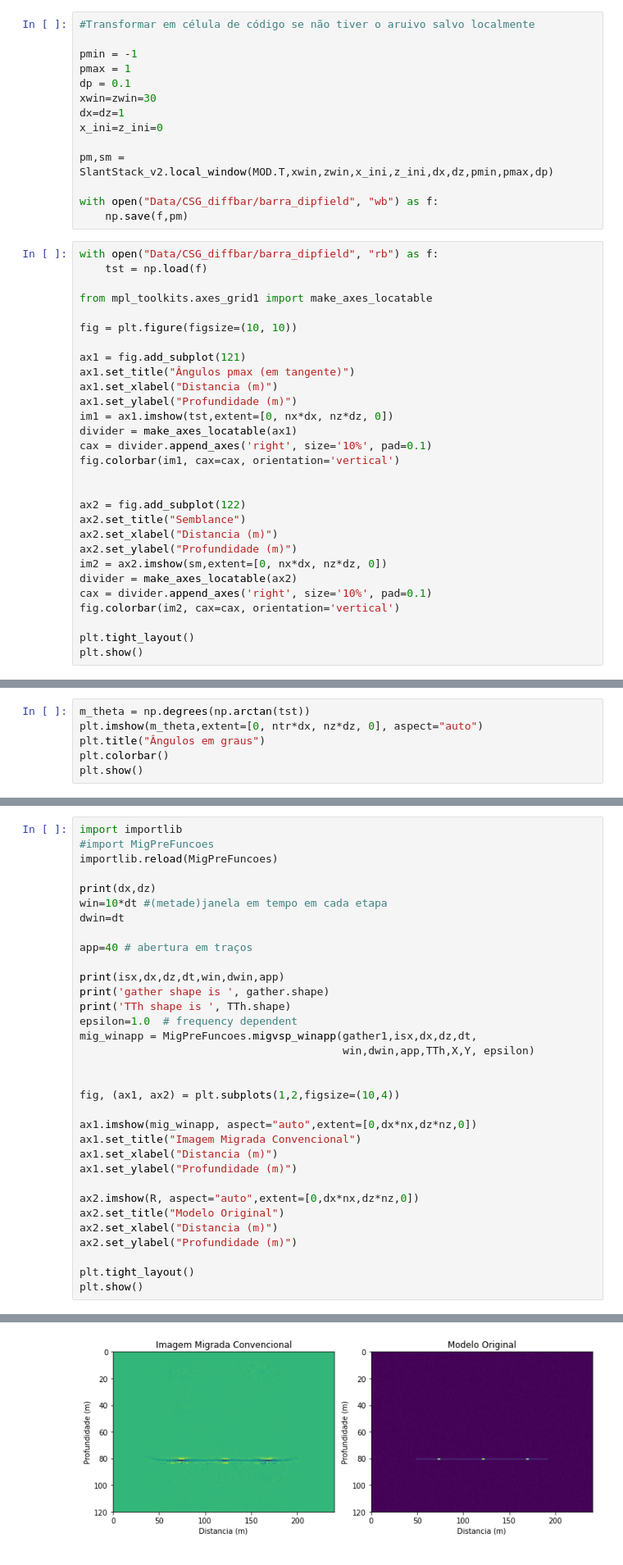
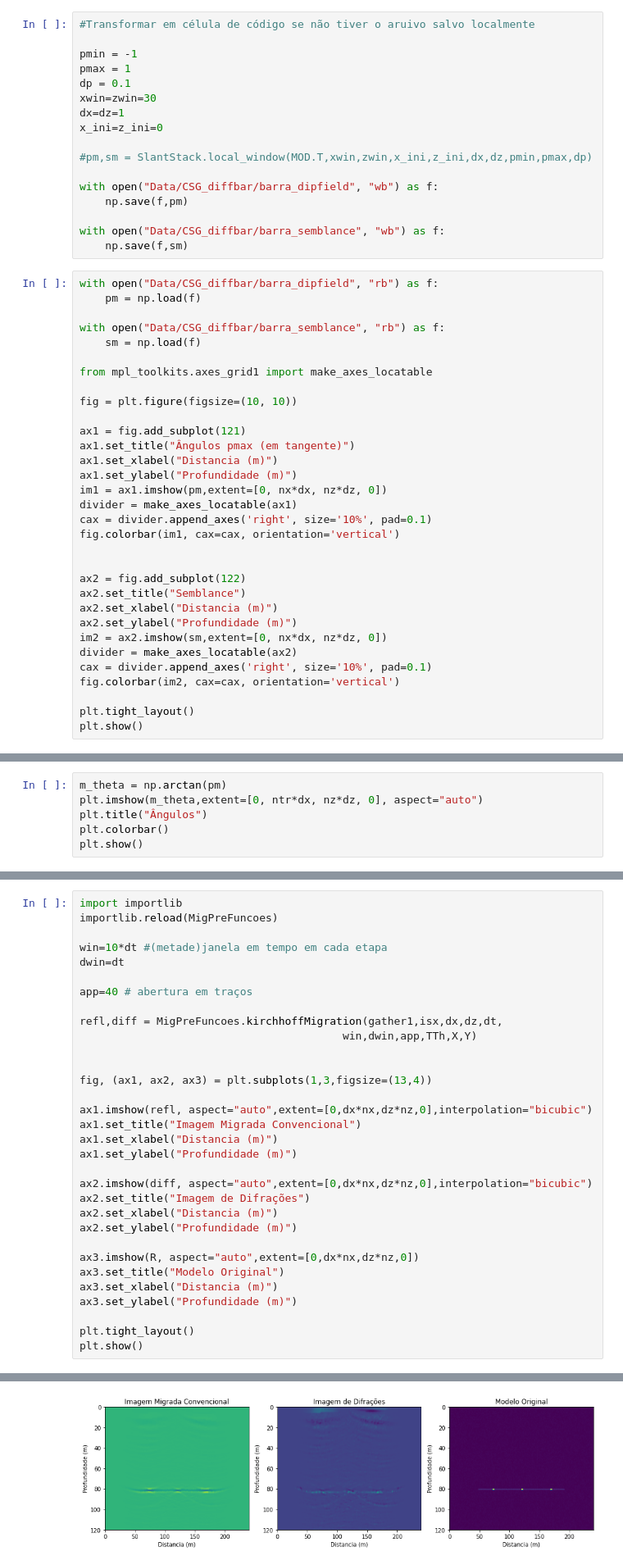
Before and after one commit to GuilhermeZakarewicz/DiffraPy, a Jupyter notebook: Funcao_Peso_Barra.ipynb, the cells around one changed output, grey strips where cells are left out. Shown at 82% size. Saved outputs shown, nothing was run; the diff lists cells and outputs as text.

Commit message:
notebook tabti figure

```diff
--- a/Funcao_Peso_Barra.ipynb
+++ b/Funcao_Peso_Barra.ipynb
@@ -232,13 +220,19 @@ xwin=zwin=30
 dx=dz=1
 x_ini=z_ini=0
 
-pm,sm = SlantStack_v2.local_window(MOD.T,xwin,zwin,x_ini,z_ini,dx,dz,pmin,pmax,dp)
+#pm,sm = SlantStack.local_window(MOD.T,xwin,zwin,x_ini,z_ini,dx,dz,pmin,pmax,dp)
 
 with open("Data/CSG_diffbar/barra_dipfield", "wb") as f:
     np.save(f,pm)
+
+with open("Data/CSG_diffbar/barra_semblance", "wb") as f:
+    np.save(f,sm)
 # %%
 with open("Data/CSG_diffbar/barra_dipfield", "rb") as f:
-    tst = np.load(f)
+    pm = np.load(f)
+
+with open("Data/CSG_diffbar/barra_semblance", "rb") as f:
+    sm = np.load(f)
 
 from mpl_toolkits.axes_grid1 import make_axes_locatable
 
@@ -248,7 +242,7 @@ ax1 = fig.add_subplot(121)
 ax1.set_title("Ângulos pmax (em tangente)")
 ax1.set_xlabel("Distancia (m)")
 ax1.set_ylabel("Profundidade (m)")
-im1 = ax1.imshow(tst,extent=[0, nx*dx, nz*dz, 0])
+im1 = ax1.imshow(pm,extent=[0, nx*dx, nz*dz, 0])
 divider = make_axes_locatable(ax1)
 cax = divider.append_axes('right', size='10%', pad=0.1)
 fig.colorbar(im1, cax=cax, orientation='vertical')
@@ -270,7 +264,7 @@ plt.show()
 # %%
-m_theta = np.degrees(np.arctan(tst))
+m_theta = np.arctan(pm)
 plt.imshow(m_theta,extent=[0, ntr*dx, nz*dz, 0], aspect="auto")
-plt.title("Ângulos em graus")
+plt.title("Ângulos")
 plt.colorbar()
 plt.show()
 # %% [output]
@@ -309,34 +303,33 @@ plt.show()
 # %%
 import importlib
-#import MigPreFuncoes
 importlib.reload(MigPreFuncoes)
 
-print(dx,dz)
 win=10*dt #(metade)janela em tempo em cada etapa
 dwin=dt
 
 app=40 # abertura em traços
 
-print(isx,dx,dz,dt,win,dwin,app)
-print('gather shape is ', gather.shape)
-print('TTh shape is ', TTh.shape)
-epsilon=1.0  # frequency dependent
-mig_winapp = MigPreFuncoes.migvsp_winapp(gather1,isx,dx,dz,dt,
-                                         win,dwin,app,TTh,X,Y, epsilon)
+refl,diff = MigPreFuncoes.kirchhoffMigration(gather1,isx,dx,dz,dt,
+                                         win,dwin,app,TTh,X,Y)
 
 
-fig, (ax1, ax2) = plt.subplots(1,2,figsize=(10,4))
+fig, (ax1, ax2, ax3) = plt.subplots(1,3,figsize=(13,4))
 
-ax1.imshow(mig_winapp, aspect="auto",extent=[0,dx*nx,dz*nz,0])
+ax1.imshow(refl, aspect="auto",extent=[0,dx*nx,dz*nz,0],interpolation="bicubic")
 ax1.set_title("Imagem Migrada Convencional")
 ax1.set_xlabel("Distancia (m)")
 ax1.set_ylabel("Profundidade (m)")
 
-ax2.imshow(R, aspect="auto",extent=[0,dx*nx,dz*nz,0])
-ax2.set_title("Modelo Original")
+ax2.imshow(diff, aspect="auto",extent=[0,dx*nx,dz*nz,0],interpolation="bicubic")
+ax2.set_title("Imagem de Difrações")
 ax2.set_xlabel("Distancia (m)")
 ax2.set_ylabel("Profundidade (m)")
 
+ax3.imshow(R, aspect="auto",extent=[0,dx*nx,dz*nz,0])
+ax3.set_title("Modelo Original")
+ax3.set_xlabel("Distancia (m)")
+ax3.set_ylabel("Profundidade (m)")
+
 plt.tight_layout()
 plt.show()
 # %% [output]
@@ -348 +338 @@ TTh shape is  (240, 120, 240)
-[figure, old version]
+[figure, new version]
```
Also changed, not shown: parts of 17 cells of this notebook, 28 other files.
